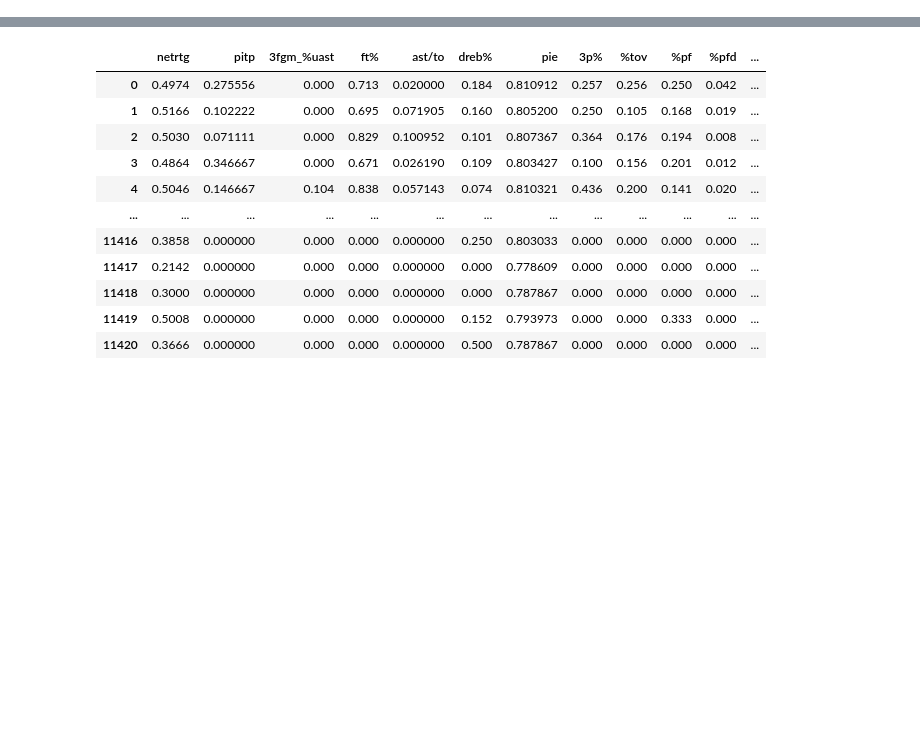
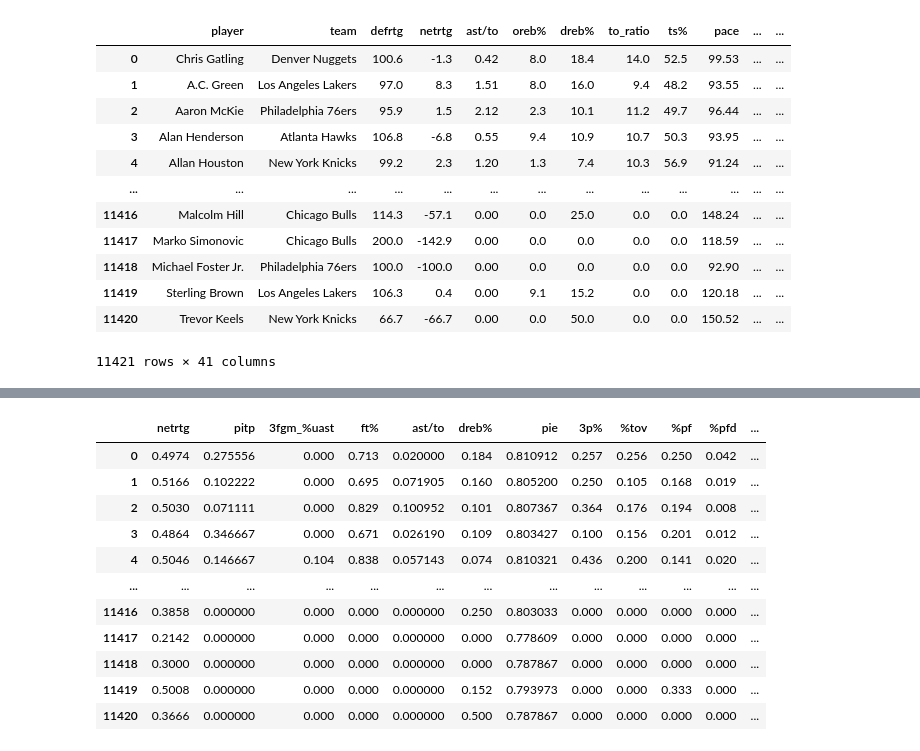
Before and after one commit to choizz-201810817/nba_best_lineup, a Jupyter notebook: sal_pre.ipynb, the cells around one changed output, grey strips where cells are left out. Cells and saved outputs as stored; diff of their text form; code cells hidden in the pictures; blank space fills up the shorter version.

```diff
--- a/sal_pre.ipynb
+++ b/sal_pre.ipynb
@@ -25,7 +25,21 @@ from keras import backend as K
 # import shap
 # %%
 df = pd.read_csv(r"./data/new_df3.csv").drop(["index"], axis=1)
-df.drop(["pev"], axis=1, inplace=True)
+df
+# %% [output]
+|  | player | team | defrtg | netrtg | ast/to | oreb% | dreb% | to_ratio | ts% | pace | ... | ... |
+| 0 | Chris Gatling | Denver Nuggets | 100.6 | -1.3 | 0.42 | 8.0 | 18.4 | 14.0 | 52.5 | 99.53 | ... | ... |
+| 1 | A.C. Green | Los Angeles Lakers | 97.0 | 8.3 | 1.51 | 8.0 | 16.0 | 9.4 | 48.2 | 93.55 | ... | ... |
+| 2 | Aaron McKie | Philadelphia 76ers | 95.9 | 1.5 | 2.12 | 2.3 | 10.1 | 11.2 | 49.7 | 96.44 | ... | ... |
+| 3 | Alan Henderson | Atlanta Hawks | 106.8 | -6.8 | 0.55 | 9.4 | 10.9 | 10.7 | 50.3 | 93.95 | ... | ... |
+| 4 | Allan Houston | New York Knicks | 99.2 | 2.3 | 1.20 | 1.3 | 7.4 | 10.3 | 56.9 | 91.24 | ... | ... |
+| ... | ... | ... | ... | ... | ... | ... | ... | ... | ... | ... | ... | ... |
+| 11416 | Malcolm Hill | Chicago Bulls | 114.3 | -57.1 | 0.00 | 0.0 | 25.0 | 0.0 | 0.0 | 148.24 | ... | ... |
+| 11417 | Marko Simonovic | Chicago Bulls | 200.0 | -142.9 | 0.00 | 0.0 | 0.0 | 0.0 | 0.0 | 118.59 | ... | ... |
+| 11418 | Michael Foster Jr. | Philadelphia 76ers | 100.0 | -100.0 | 0.00 | 0.0 | 0.0 | 0.0 | 0.0 | 92.90 | ... | ... |
+| 11419 | Sterling Brown | Los Angeles Lakers | 106.3 | 0.4 | 0.00 | 9.1 | 15.2 | 0.0 | 0.0 | 120.18 | ... | ... |
+| 11420 | Trevor Keels | New York Knicks | 66.7 | -66.7 | 0.00 | 0.0 | 50.0 | 0.0 | 0.0 | 150.52 | ... | ... |
+11421 rows × 41 columns
 # %%
 df.isna().sum()
 # %% [output]
```
Also changed, not shown: parts of 9 cells of this notebook, 3 other files.
